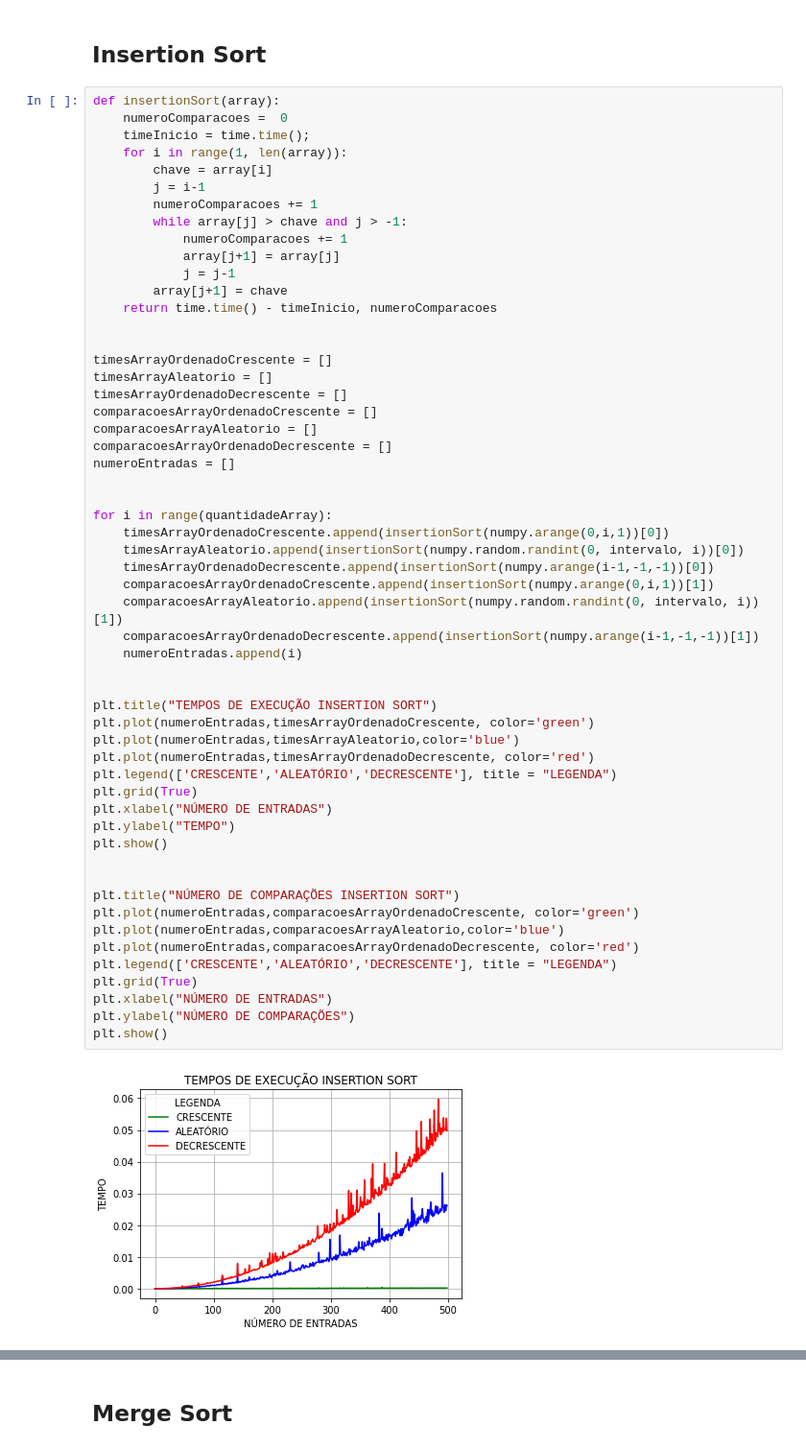
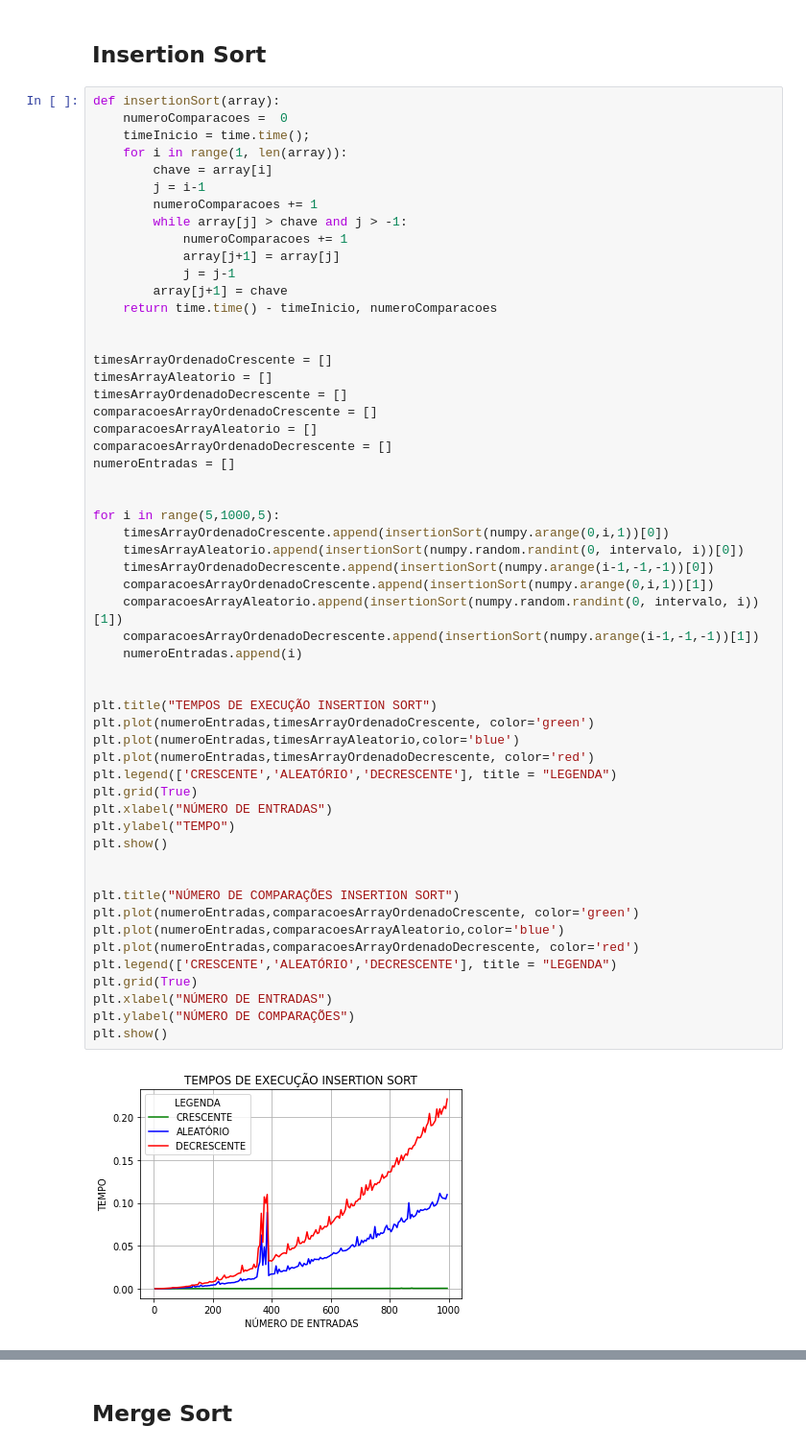
Before and after one commit to fabioVitorTavares/EFC1-GCC253---Complexidade-e-Projeto-de-Algoritmos, a Jupyter notebook: EFC1_GCC_253.ipynb, the cells around one changed output, grey strips where cells are left out. Shown: that part at 96% size. Drawn from its saved outputs; the diff is of its cells as text.

```diff
--- a/EFC1_GCC_253.ipynb
+++ b/EFC1_GCC_253.ipynb
@@ -69,35 +69,35 @@ comparacoesArrayOrdenadoDecrescente = []
 numeroEntradas = []
 
 
-for i in range(quantidadeArray):
+for i in range(5,1000,5):
     timesArrayOrdenadoCrescente.append(insertionSort(numpy.arange(0,i,1))[0])
     timesArrayAleatorio.append(insertionSort(numpy.random.randint(0, intervalo, i))[0])
     timesArrayOrdenadoDecrescente.append(insertionSort(numpy.arange(i-1,-1,-1))[0])
     comparacoesArrayOrdenadoCrescente.append(insertionSort(numpy.arange(0,i,1))[1])
     comparacoesArrayAleatorio.append(insertionSort(numpy.random.randint(0, intervalo, i))[1])
     comparacoesArrayOrdenadoDecrescente.append(insertionSort(numpy.arange(i-1,-1,-1))[1])
     numeroEntradas.append(i)
 
 
 plt.title("TEMPOS DE EXECUÇÃO INSERTION SORT")
 plt.plot(numeroEntradas,timesArrayOrdenadoCrescente, color='green')
 plt.plot(numeroEntradas,timesArrayAleatorio,color='blue')
 plt.plot(numeroEntradas,timesArrayOrdenadoDecrescente, color='red')
 plt.legend(['CRESCENTE','ALEATÓRIO','DECRESCENTE'], title = "LEGENDA")
 plt.grid(True)
 plt.xlabel("NÚMERO DE ENTRADAS")
 plt.ylabel("TEMPO")
 plt.show()
 
 
 plt.title("NÚMERO DE COMPARAÇÕES INSERTION SORT")
 plt.plot(numeroEntradas,comparacoesArrayOrdenadoCrescente, color='green')
 plt.plot(numeroEntradas,comparacoesArrayAleatorio,color='blue')
 plt.plot(numeroEntradas,comparacoesArrayOrdenadoDecrescente, color='red')
 plt.legend(['CRESCENTE','ALEATÓRIO','DECRESCENTE'], title = "LEGENDA")
 plt.grid(True)
 plt.xlabel("NÚMERO DE ENTRADAS")
 plt.ylabel("NÚMERO DE COMPARAÇÕES")
 plt.show()
 # %% [output]
-[figure, old version]
+[figure, new version]
```
Also changed, not shown: parts of 8 cells of this notebook.
